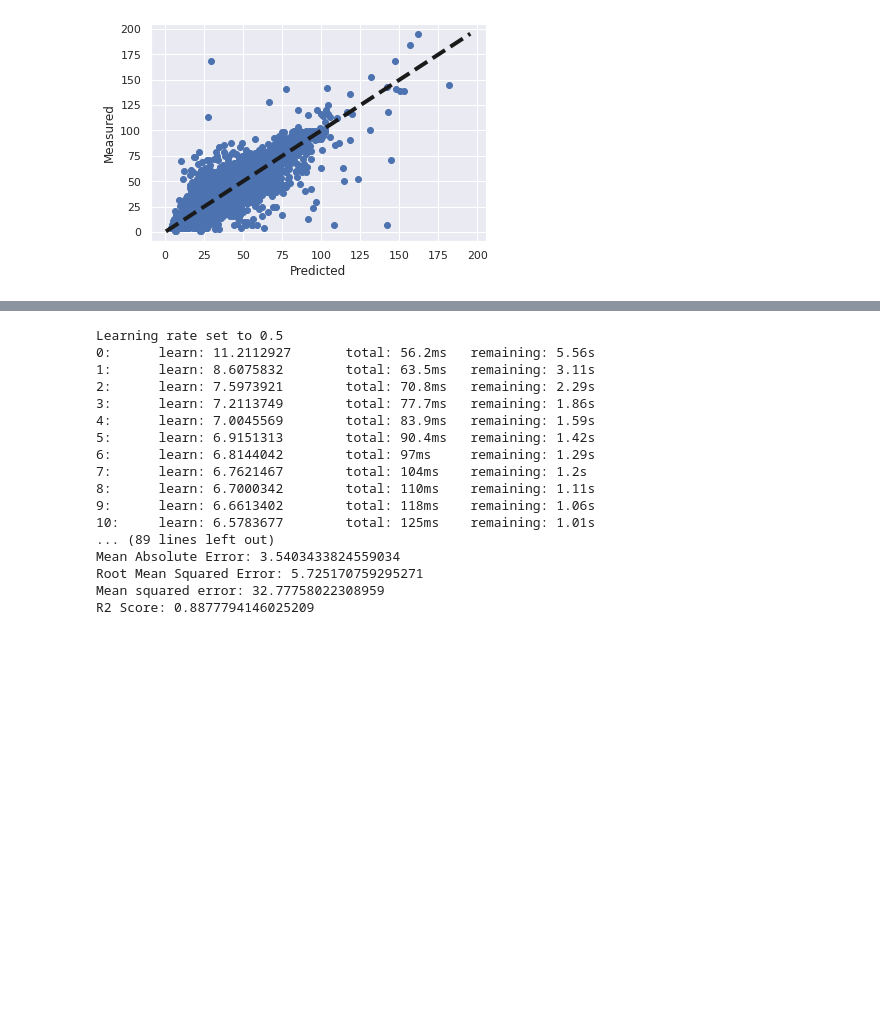
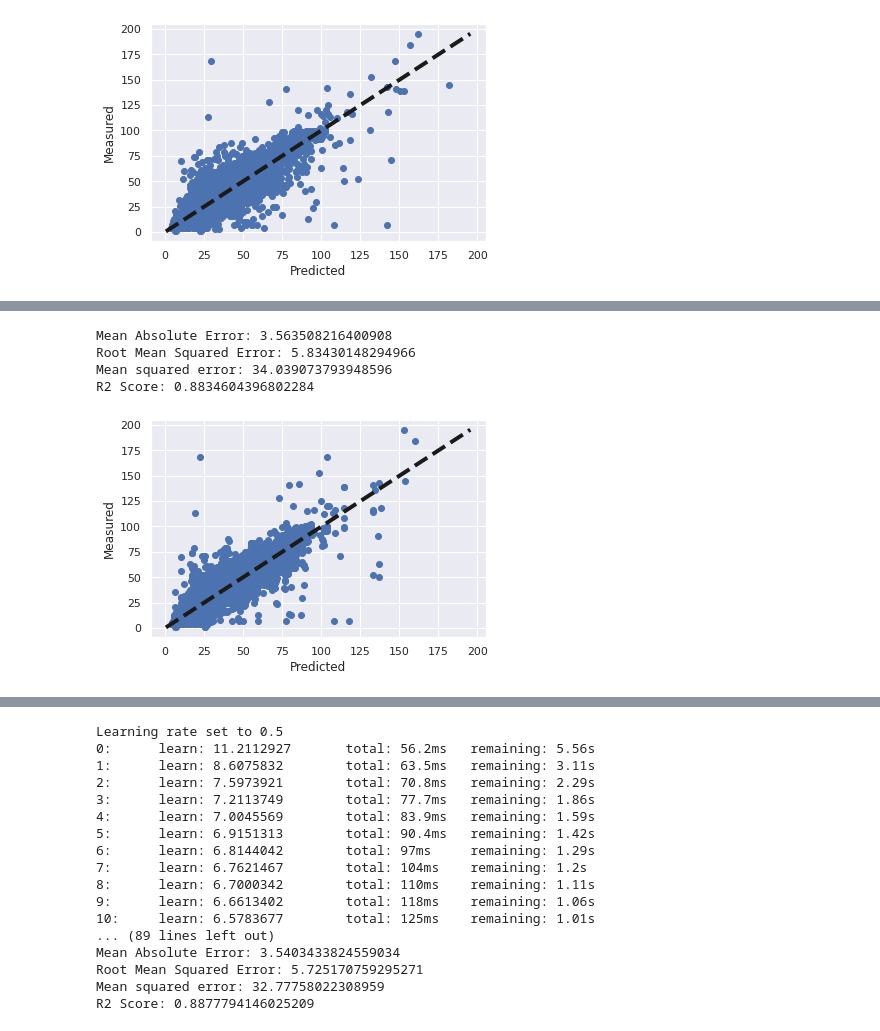
Before and after one commit to errhythm/NYCTaxiFarePred-Extended, a Jupyter notebook: taxi_nyc_data_analysis.ipynb, the cells around one changed output, grey strips where cells are left out. Cells and saved outputs as stored; diff of their text form; code cells hidden in the pictures; blank space fills up the shorter version.

```diff
--- a/taxi_nyc_data_analysis.ipynb
+++ b/taxi_nyc_data_analysis.ipynb
@@ -247,3 +271,27 @@ R2 Score: 0.8629310260924046
+# %%
+from lightgbm import LGBMRegressor
+
+
+lgbm = LGBMRegressor(n_estimators= 100, random_state= 42)
+lgbm.fit(X_train, y_train)
+
+y_pred = lgbm.predict(X_test)
+
+print("Mean Absolute Error:", mean_absolute_error(y_test, y_pred))
+print("Root Mean Squared Error:", np.sqrt(mean_squared_error(y_test,y_pred)))
+print('Mean squared error:', mean_squared_error(y_test, y_pred))
+print('R2 Score:', r2_score(y_test, y_pred))
+plt.plot(y_pred, y_test, 'o')
+plt.plot([y_test.min(), y_test.max()], [y_test.min(), y_test.max()], 'k--', lw= 4)
+plt.xlabel('Predicted')
+plt.ylabel('Measured')
+plt.show()
+# %% [output]
+Mean Absolute Error: 3.563508216400908
+Root Mean Squared Error: 5.83430148294966
+Mean squared error: 34.039073793948596
+R2 Score: 0.8834604396802284
+[figure, added]
 # %%
 !pip install catboost
 # %% [output]
```
Also changed, not shown: parts of 1 cell of this notebook.
